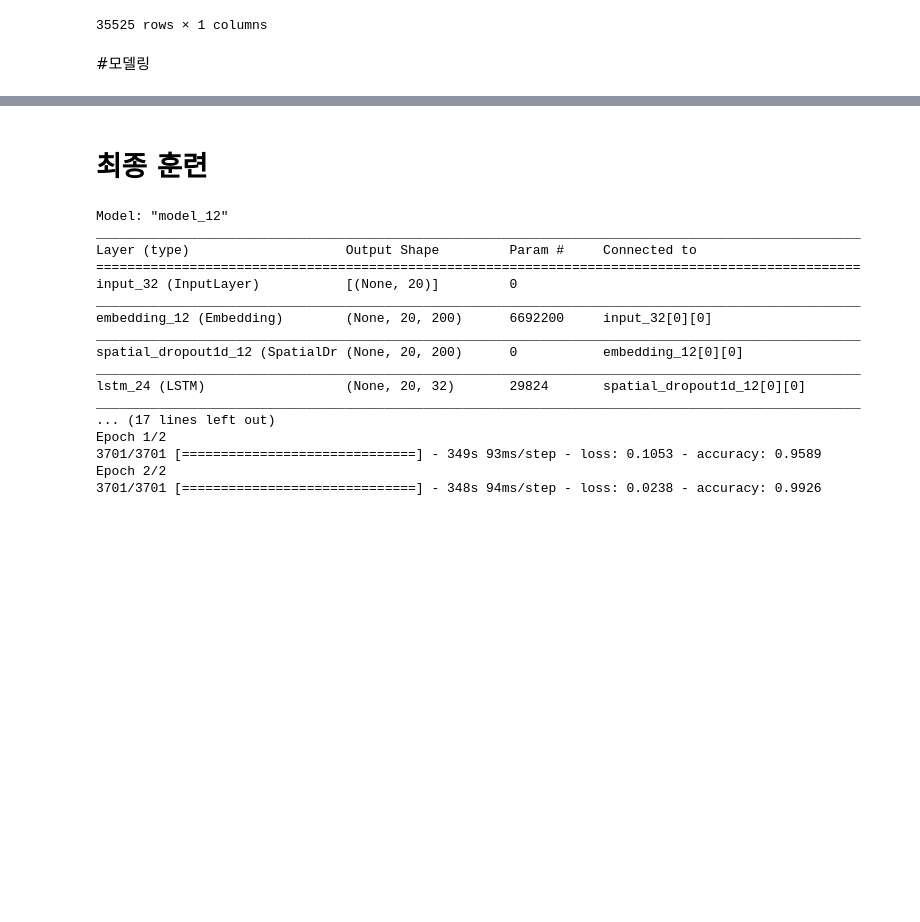
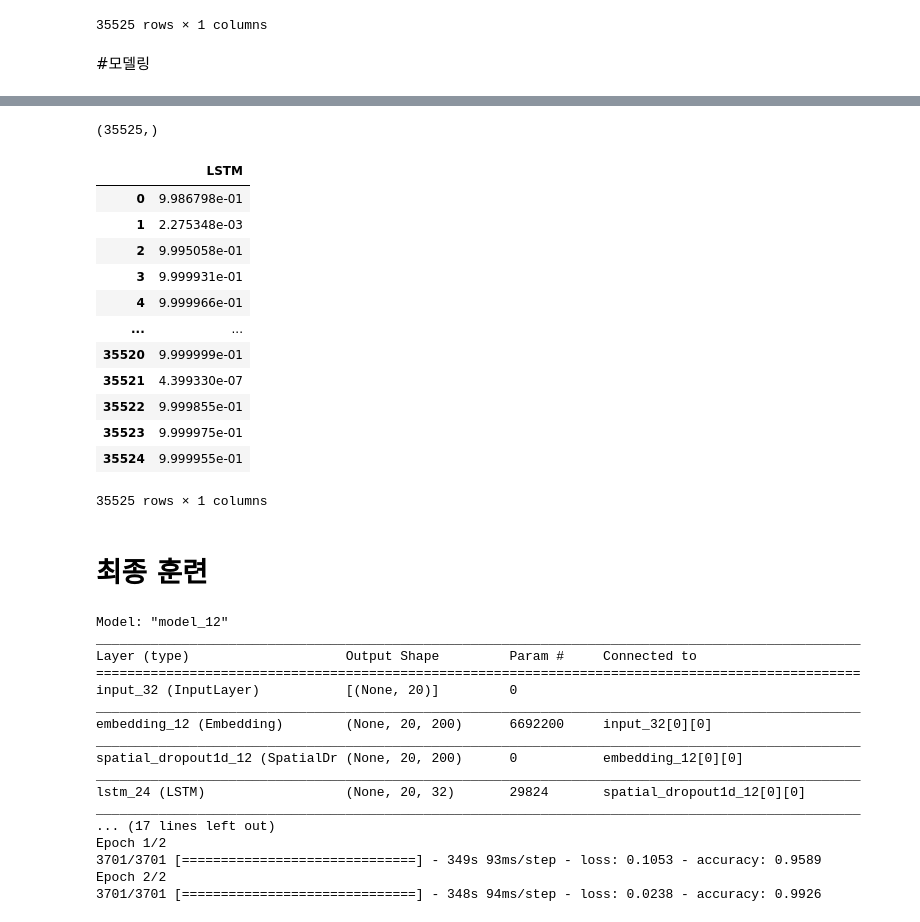
Before and after one commit to juhee3199/fake-news-detection, a Jupyter notebook: stacking.ipynb, the cells around one changed output, grey strips where cells are left out. Cells and saved outputs as stored; diff of their text form; code cells hidden in the pictures; blank space fills up the shorter version.

```diff
--- a/stacking.ipynb
+++ b/stacking.ipynb
@@ -773,0 +783,3 @@ WARNING:tensorflow:Model was constructed with shape (None, 300) for input Tensor
+# %%
+lstm_pred = best_model.predict((X_valid[:,:-feature_num],X_valid[:,-feature_num:]))
+lstm_pred
@@ -773,0 +794,22 @@ WARNING:tensorflow:Model was constructed with shape (None, 300) for input Tensor
+# %%
+lstm_pred1 = lstm_pred.reshape(-1)
+lstm_pred1.shape
+# %% [output]
+(35525,)
+# %%
+lstm_valid_pred = pd.DataFrame(lstm_pred1, columns =['LSTM'])
+lstm_valid_pred
+# %% [output]
+|  | LSTM |
+| 0 | 9.986798e-01 |
+| 1 | 2.275348e-03 |
+| 2 | 9.995058e-01 |
+| 3 | 9.999931e-01 |
+| 4 | 9.999966e-01 |
+| ... | ... |
+| 35520 | 9.999999e-01 |
+| 35521 | 4.399330e-07 |
+| 35522 | 9.999855e-01 |
+| 35523 | 9.999975e-01 |
+| 35524 | 9.999955e-01 |
+35525 rows × 1 columns
```
Also changed, not shown: parts of 21 cells of this notebook.
